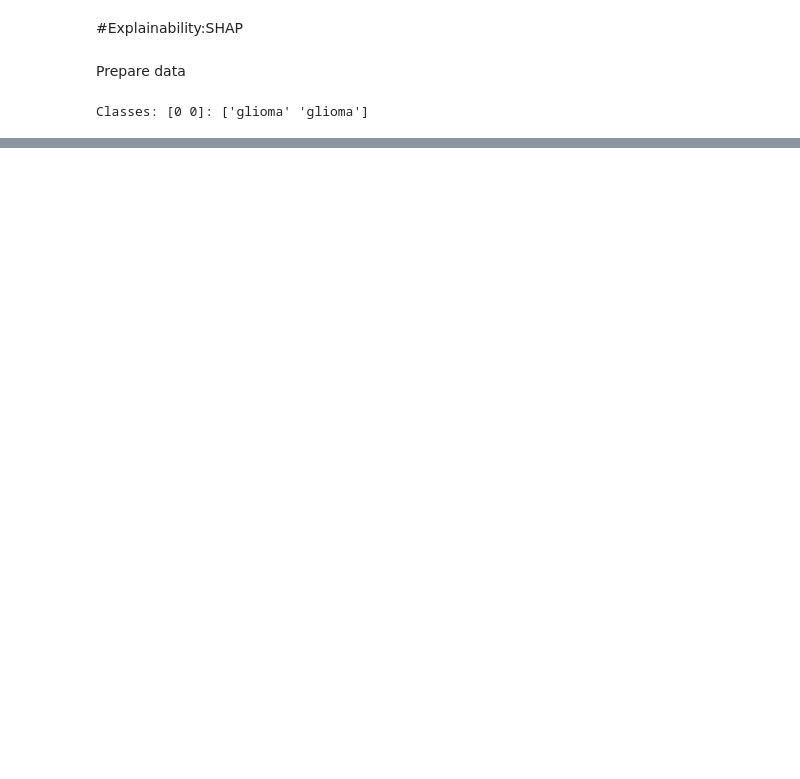
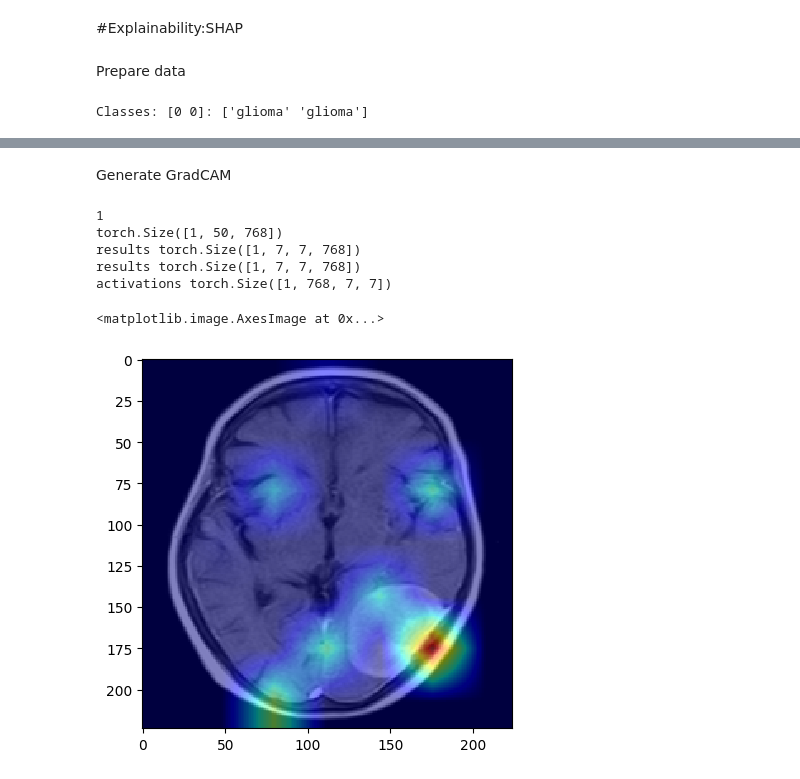
Before and after one commit to mobarakol/AI_Medical_Imaging, a Jupyter notebook: Explainability_Brain_Tumors_Transformer.ipynb, the cells around one changed output, grey strips where cells are left out. Cells and saved outputs as stored; diff of their text form; code cells hidden in the pictures; blank space fills up the shorter version.

```diff
--- a/Explainability_Brain_Tumors_Transformer.ipynb
+++ b/Explainability_Brain_Tumors_Transformer.ipynb
@@ -349,0 +406,78 @@ Classes: [0 0]: ['glioma' 'glioma']
+# %% [markdown]
+Generate GradCAM
+# %%
+import torch
+import torch.nn.functional as F
+import torchvision
+import torchvision.transforms as T
+import cv2
+import matplotlib.cm as cm
+
+def reg_hook_gradcam(last_conv_layer=None):
+    # gradients for gradcam are stored here
+    stored_grads = torch.Tensor([])
+    stored_fpass = torch.Tensor([])
+
+    def bpass_hook(self, gin, gout):
+        global stored_grads
+        stored_grads = gout
+
+    def fpass_hook(self, ten_in, ten_out):
+        global stored_fpass
+        stored_fpass = ten_out
+
+    handle_b = last_conv_layer.register_backward_hook(bpass_hook)
+    handle_f = last_conv_layer.register_forward_hook(fpass_hook)
+
+def reshape_transform(tensor, height=7, width=7):
+    result = tensor[:, 1:, :].reshape(tensor.size(0),
+                                      height, width, tensor.size(2))
+    print('results', result.shape)
+    # Bring the channels to the first dimension like in CNNs.
+    result = result.transpose(2, 3).transpose(1, 2)
+    return result
+
+def get_gradcam(model, img, gradcampp=False, last_conv_layer=None):
+    reg_hook_gradcam(last_conv_layer=last_conv_layer)
+    logits = model(img)
+    pred = logits.argmax(dim=1).item()
+    print(pred)
+    logits[:, pred].backward(retain_graph=True)
+    img_hmap = np.transpose(img.squeeze().cpu().numpy(),(1,2,0))
+    gradients = stored_grads[0].clone()
+    activations = stored_fpass[0].clone().unsqueeze(0)
+    print(gradients.shape)
+    gradients = reshape_transform(gradients)
+    activations = reshape_transform(activations)
+    print('activations', activations.shape)
+    activations = activations.detach()
+    pooled_gradients = torch.mean(gradients, dim=[2, 3])
+    activations *= pooled_gradients[:,:,None, None]
+    heatmap = torch.mean(activations, dim=1).squeeze()
+    heatmap = np.maximum(heatmap, 0)
+    heatmap /= torch.max(heatmap)
+    return heatmap
+
+
+model = models.vision_transformer.vit_b_32()
+model.heads = nn.Linear(model.heads[0].in_features, 4)
+# model.to(device)
+model.load_state_dict(torch.load('best_model_vit.pth.tar'))
+# model.eval()
+last_conv_layer = model.encoder.layers[11].ln_1
+img = my_transform(img_meningioma).unsqueeze(0)
+heatmap = get_gradcam(model, img, last_conv_layer=last_conv_layer)
+
+img_np = np.array(img_meningioma)
+heatmap = cv2.resize(np.array(heatmap), (img_np.shape[1], img_np.shape[0]))
+
+plt.imshow(img_np, interpolation='nearest', cmap='gray')
+plt.imshow(heatmap, interpolation='nearest', cmap=cm.jet, alpha=0.5, vmin=0, vmax=1)
+# %% [output]
+1
+torch.Size([1, 50, 768])
+results torch.Size([1, 7, 7, 768])
+results torch.Size([1, 7, 7, 768])
+activations torch.Size([1, 768, 7, 7])
+<matplotlib.image.AxesImage at 0x...>
+[figure, added]
```
Also changed, not shown: parts of 11 cells of this notebook.
